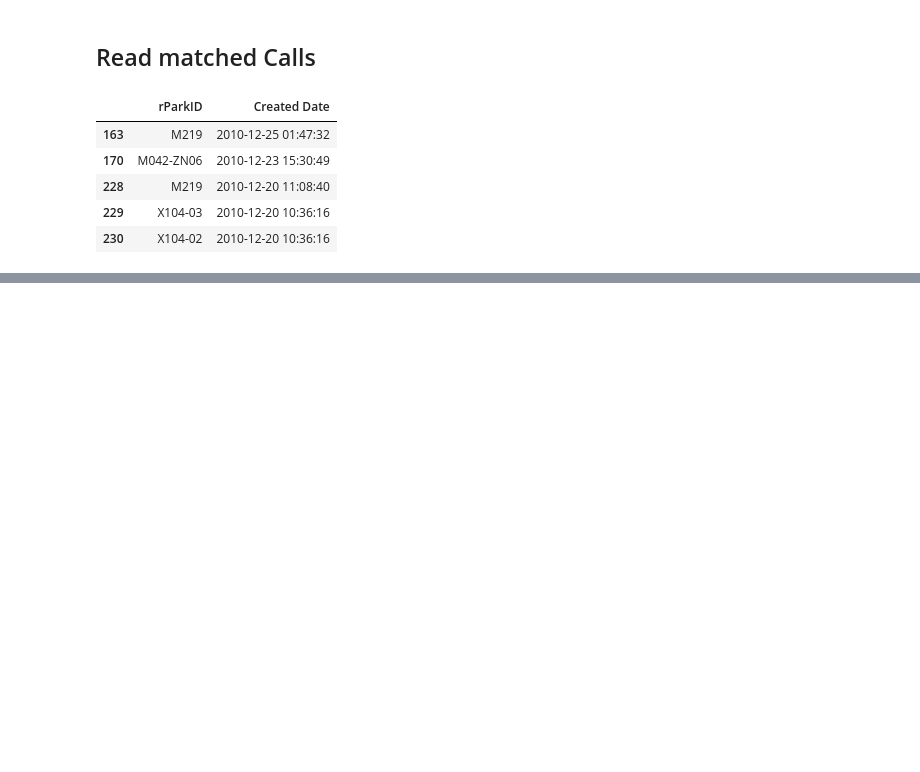
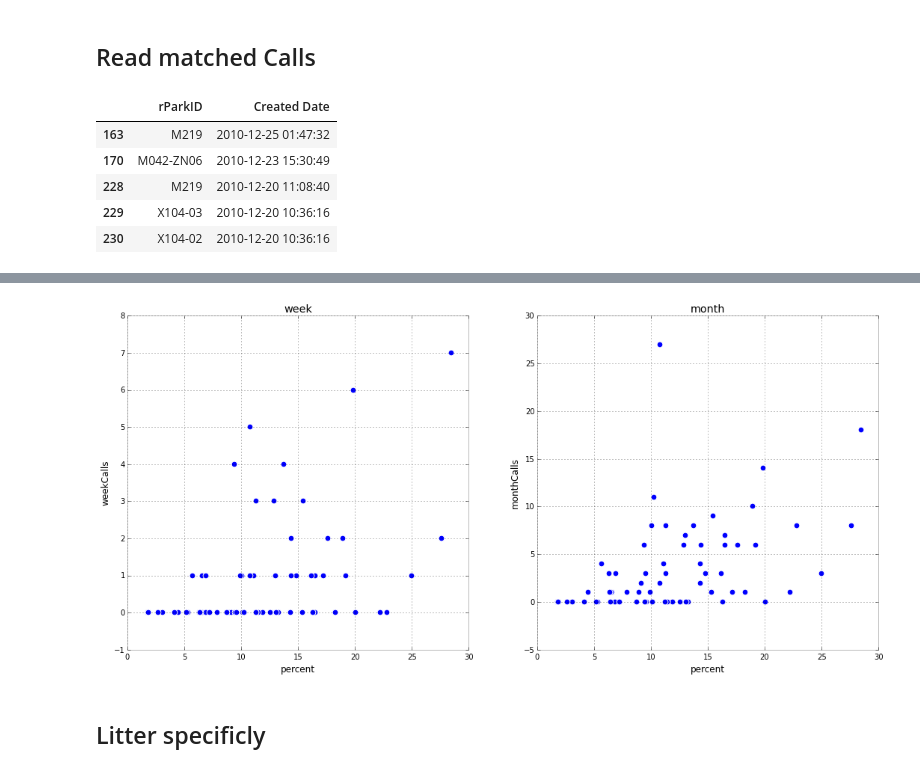
Before and after one commit to gdobler/parqa, a Jupyter notebook: Inspections/Inspections_generate_call_windows.ipynb, the cells around one changed output, grey strips where cells are left out. Drawn from its saved outputs; the diff is of its cells as text; code cells hidden in the pictures; blank space fills up the shorter version.

```diff
--- a/Inspections/Inspections_generate_call_windows.ipynb
+++ b/Inspections/Inspections_generate_call_windows.ipynb
@@ -130,0 +105,2 @@ KeyboardInterrupt:
+# %%
+distrs = pd.read_csv(PARQA + '/data/PID_PDistr.csv', index_col=0)
@@ -130,0 +116,3 @@ KeyboardInterrupt:
+# %%
+inspPerDistrict = pd.DataFrame(inspections.merge(distrs, how='left', on= 'Prop ID').distr.value_counts())
+fInspPerDistrict = pd.DataFrame(cl_inspections.merge(distrs, how='left', on= 'Prop ID').distr.value_counts())
@@ -130,0 +121,14 @@ KeyboardInterrupt:
+# %%
+r = pd.concat([cl_inspections, inspPerDistrict, fInspPerDistrict ],axis=1)
+# %%
+r.columns = ['monthCalls','weekCalls','total','failed']
+r['percent'] = 100.0*r.failed/r.total
+# %%
+fig, axes = plt.subplots(1,2, figsize=(18,8))
+
+r.plot(kind='scatter', x='percent',y='weekCalls',ax=axes[0],title='week', s=60);
+r.plot(kind='scatter', x='percent',y='monthCalls',ax=axes[1],title='month', s=60);
+# %% [output]
+[figure, added]
+# %% [markdown]
+## Litter specificly
```
Also changed, not shown: parts of 15 cells of this notebook, 4 other files.
